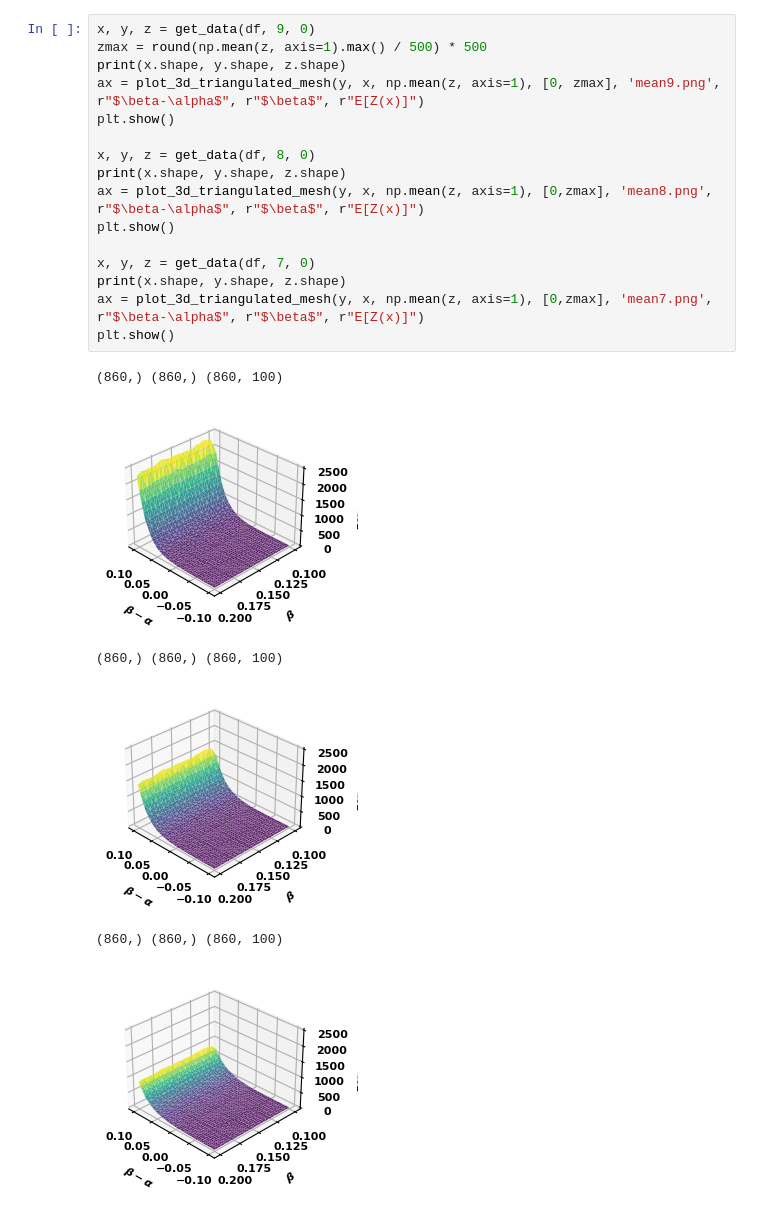
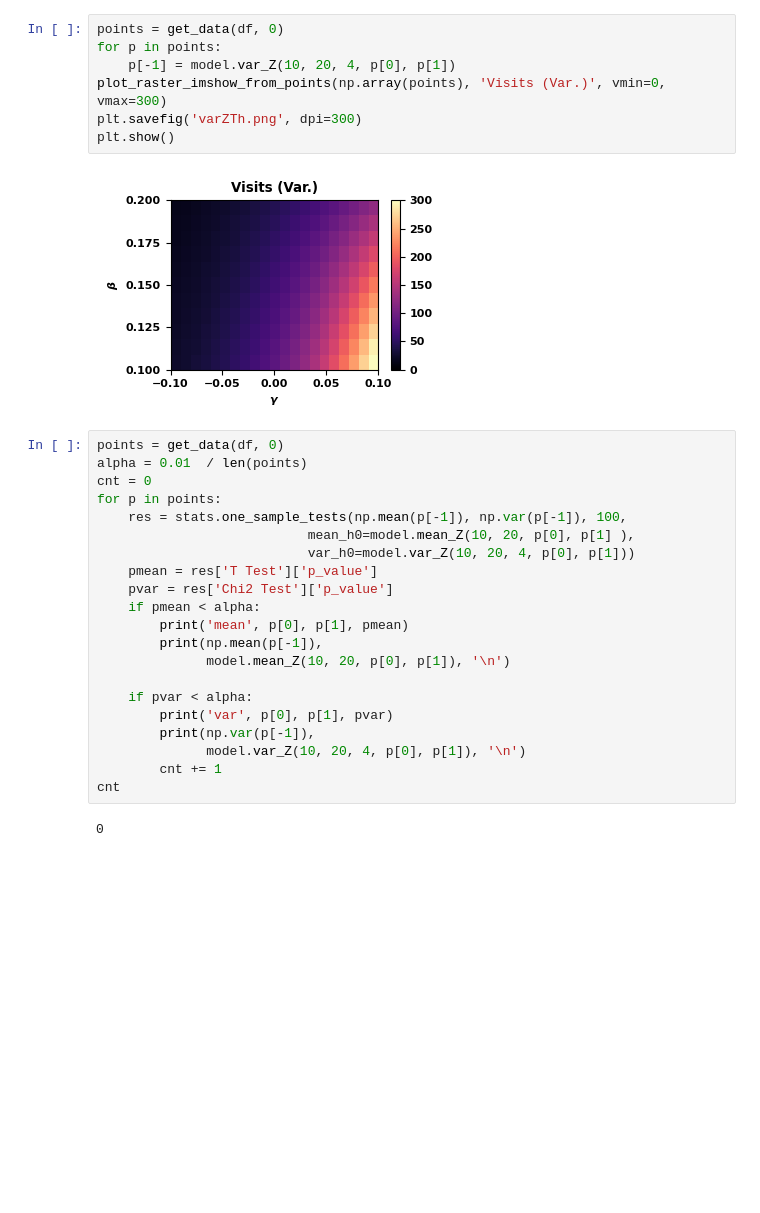
Before and after one commit to FrancescoCavarretta/NeuronSynthesis, a Jupyter notebook: analysis.ipynb, the cells around one changed output. Cells and saved outputs as stored; diff of their text form; blank space fills up the shorter version.

```diff
--- a/analysis.ipynb
+++ b/analysis.ipynb
@@ -69,24 +94,33 @@ df = pickle.load(open('/home/francesco/NeuronGrowth/sim_data_0.1.pkl', 'rb'))
+# %%
+points = get_data(df, 0)
+for p in points:
+    p[-1] = model.var_Z(10, 20, 4, p[0], p[1])
+plot_raster_imshow_from_points(np.array(points), 'Visits (Var.)', vmin=0, vmax=300)
+plt.savefig('varZTh.png', dpi=300)
+plt.show()
+# %% [output]
+[figure, added]
 # %%
-x, y, z = get_data(df, 9, 0)
-zmax = round(np.mean(z, axis=1).max() / 500) * 500
-print(x.shape, y.shape, z.shape)
-ax = plot_3d_triangulated_mesh(y, x, np.mean(z, axis=1), [0, zmax], 'mean9.png', r"$\beta-\alpha$", r"$\beta$", r"E[Z(x)]")
-plt.show()
+points = get_data(df, 0)
+alpha = 0.01  / len(points)
+cnt = 0
+for p in points:
+    res = stats.one_sample_tests(np.mean(p[-1]), np.var(p[-1]), 100,
+                           mean_h0=model.mean_Z(10, 20, p[0], p[1] ),
+                           var_h0=model.var_Z(10, 20, 4, p[0], p[1]))
+    pmean = res['T Test']['p_value']
+    pvar = res['Chi2 Test']['p_value']
+    if pmean < alpha:
+        print('mean', p[0], p[1], pmean)
+        print(np.mean(p[-1]),
+              model.mean_Z(10, 20, p[0], p[1]), '\n')
 
-x, y, z = get_data(df, 8, 0)
-print(x.shape, y.shape, z.shape)
-ax = plot_3d_triangulated_mesh(y, x, np.mean(z, axis=1), [0,zmax], 'mean8.png', r"$\beta-\alpha$", r"$\beta$", r"E[Z(x)]")
-plt.show()
-
-x, y, z = get_data(df, 7, 0)
-print(x.shape, y.shape, z.shape)
-ax = plot_3d_triangulated_mesh(y, x, np.mean(z, axis=1), [0,zmax], 'mean7.png', r"$\beta-\alpha$", r"$\beta$", r"E[Z(x)]")
-plt.show()
+    if pvar < alpha:
+        print('var', p[0], p[1], pvar)
+        print(np.var(p[-1]),
+              model.var_Z(10, 20, 4, p[0], p[1]), '\n')
+        cnt += 1
+cnt
 # %% [output]
-(860,) (860,) (860, 100)
+0
-[figure, removed]
-(860,) (860,) (860, 100)
-[figure, removed]
-(860,) (860,) (860, 100)
-[figure, removed]
 # %%
```
Also changed, not shown: parts of 16 cells of this notebook, 24 other files.
